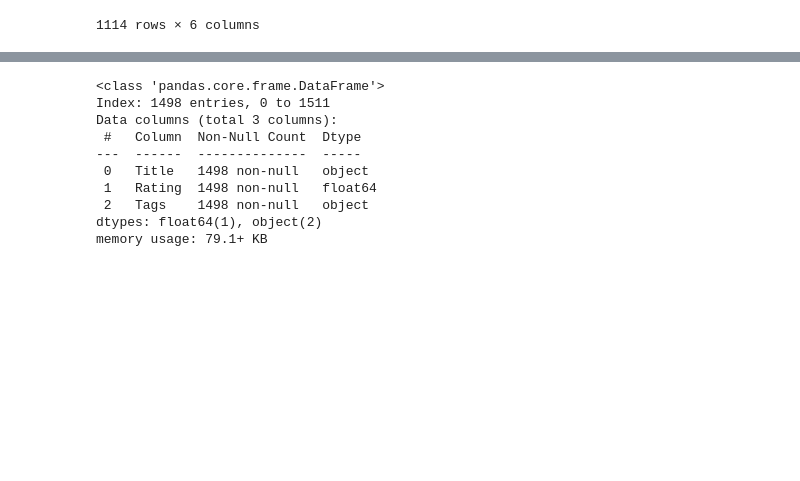
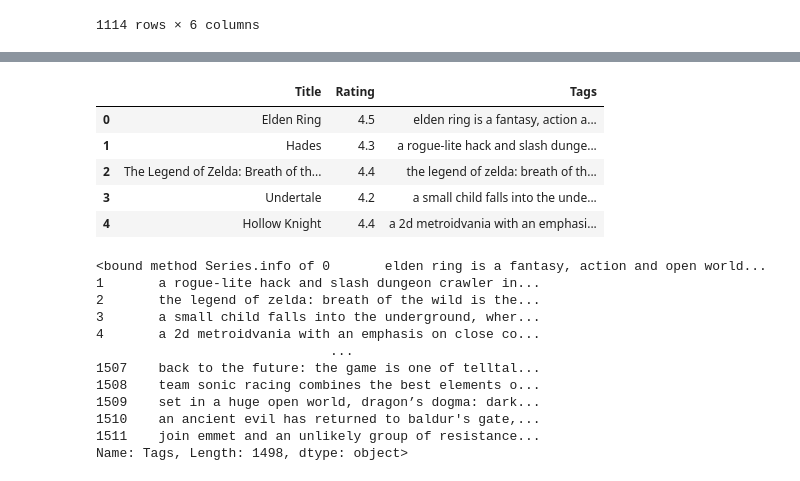
Before and after one commit to Kabbya04/Game-Recommender-System, a Jupyter notebook: game_recommender_system.ipynb, the cells around one changed output, grey strips where cells are left out. Cells and saved outputs as stored; diff of their text form; code cells hidden in the pictures; blank space fills up the shorter version.

```diff
--- a/game_recommender_system.ipynb
+++ b/game_recommender_system.ipynb
@@ -100,13 +108,24 @@ new_df=games[['Title','Rating','Tags']]
+# %%
+new_df.head()
+# %% [output]
+|  | Title | Rating | Tags |
+| 0 | Elden Ring | 4.5 | elden ring is a fantasy, action a... |
+| 1 | Hades | 4.3 | a rogue-lite hack and slash dunge... |
+| 2 | The Legend of Zelda: Breath of th... | 4.4 | the legend of zelda: breath of th... |
+| 3 | Undertale | 4.2 | a small child falls into the unde... |
+| 4 | Hollow Knight | 4.4 | a 2d metroidvania with an emphasi... |
 # %%
-new_df['Tags'][0]
+new_df['Tags'].info
 # %% [output]
-<class 'pandas.core.frame.DataFrame'>
-Index: 1498 entries, 0 to 1511
-Data columns (total 3 columns):
- #   Column  Non-Null Count  Dtype
----  ------  --------------  -----
- 0   Title   1498 non-null   object
- 1   Rating  1498 non-null   float64
- 2   Tags    1498 non-null   object
-dtypes: float64(1), object(2)
-memory usage: 79.1+ KB
+<bound method Series.info of 0       elden ring is a fantasy, action and open world...
+1       a rogue-lite hack and slash dungeon crawler in...
+2       the legend of zelda: breath of the wild is the...
+3       a small child falls into the underground, wher...
+4       a 2d metroidvania with an emphasis on close co...
+                              ...
+1507    back to the future: the game is one of telltal...
+1508    team sonic racing combines the best elements o...
+1509    set in a huge open world, dragon’s dogma: dark...
+1510    an ancient evil has returned to baldur's gate,...
+1511    join emmet and an unlikely group of resistance...
+Name: Tags, Length: 1498, dtype: object>
```
Also changed, not shown: parts of 5 cells of this notebook.
